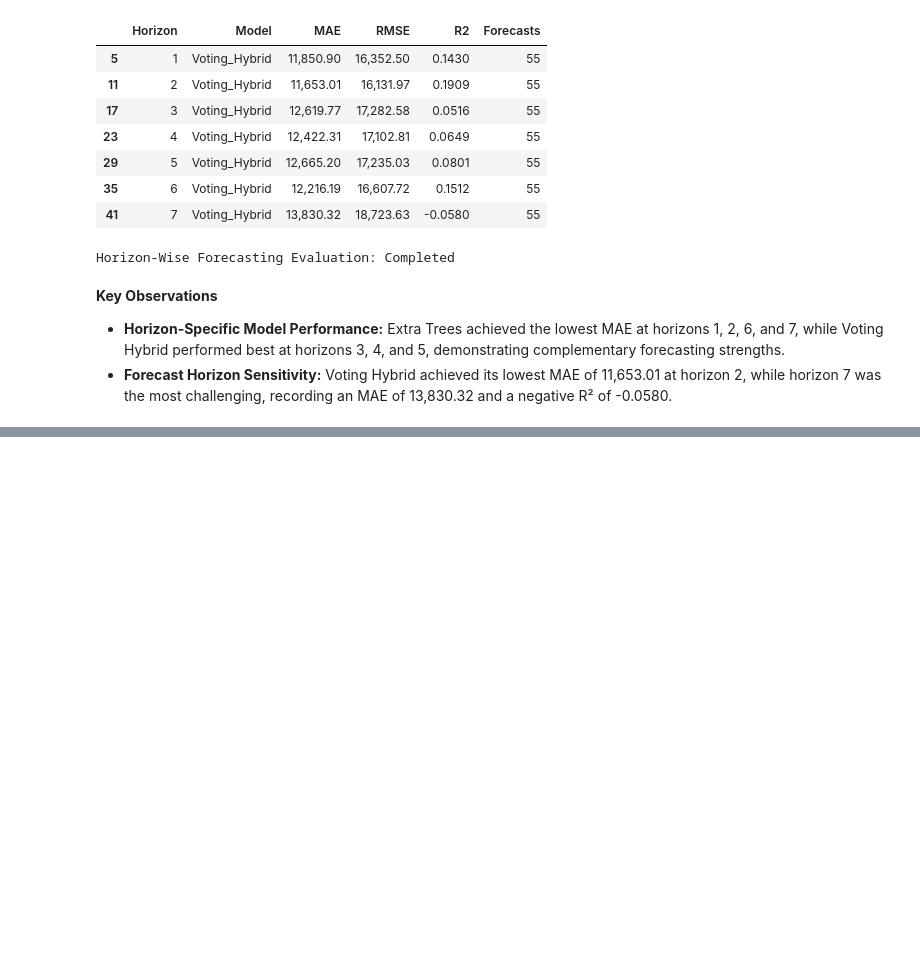
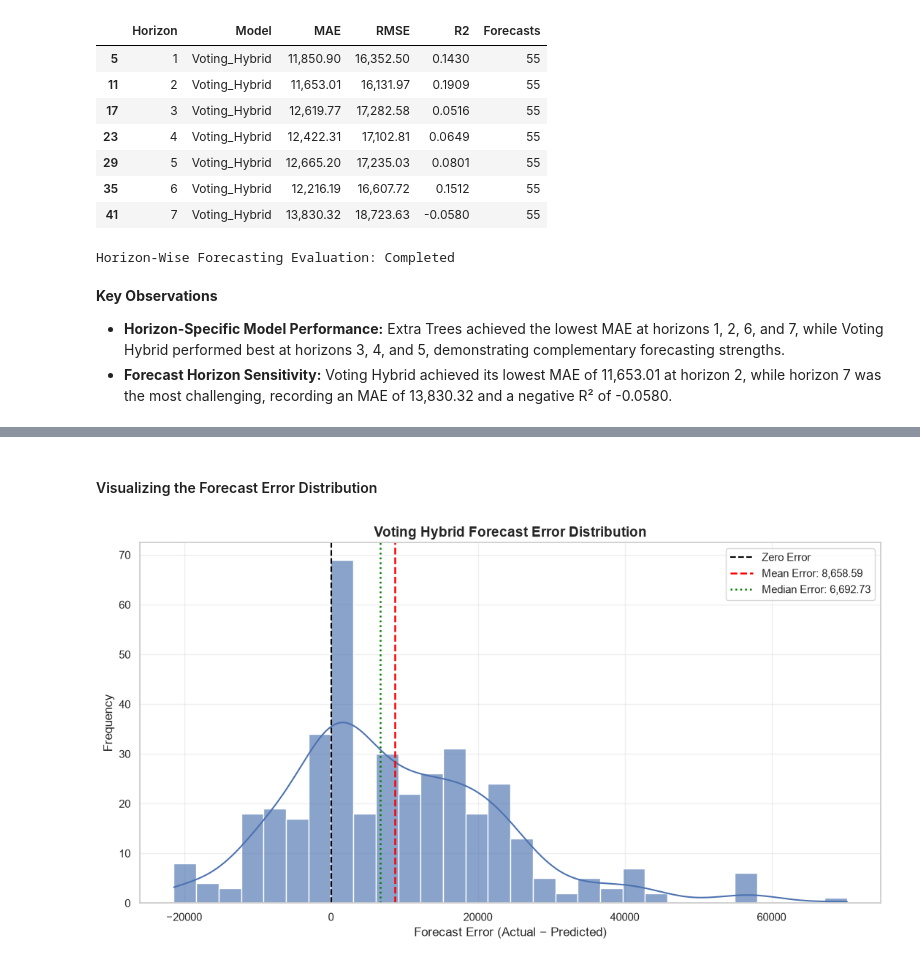
Before and after one commit to TejasMJ/Retail-Sales-Dynamics, a Jupyter notebook: notebooks/06_model_evaluation.ipynb, the cells around one changed output, grey strips where cells are left out. Drawn from its saved outputs; the diff is of its cells as text; code cells hidden in the pictures; blank space fills up the shorter version.

```diff
--- a/notebooks/06_model_evaluation.ipynb
+++ b/notebooks/06_model_evaluation.ipynb
@@ -1193,0 +1413,77 @@ Horizon-Wise Forecasting Evaluation: Completed
+# %% [markdown]
+#### Visualizing the Forecast Error Distribution
+# %%
+voting_errors = forecast_error_df[
+    "Voting_Hybrid_Error"
+].to_numpy(dtype=float)
+
+mean_error = voting_errors.mean()
+median_error = np.median(voting_errors)
+
+fig, ax = plt.subplots(figsize=(11, 6))
+
+sns.histplot(
+    voting_errors,
+    bins=30,
+    kde=True,
+    ax=ax,
+    alpha=0.65
+)
+
+ax.axvline(
+    0,
+    color="black",
+    linestyle="--",
+    linewidth=1.5,
+    label="Zero Error"
+)
+
+ax.axvline(
+    mean_error,
+    color="red",
+    linestyle="--",
+    linewidth=1.8,
+    label=f"Mean Error: {mean_error:,.2f}"
+)
+
+ax.axvline(
+    median_error,
+    color="green",
+    linestyle=":",
+    linewidth=1.8,
+    label=f"Median Error: {median_error:,.2f}"
+)
+
+ax.set_title(
+    "Voting Hybrid Forecast Error Distribution",
+    fontsize=14,
+    fontweight="bold"
+)
+
+ax.set_xlabel("Forecast Error (Actual − Predicted)")
+ax.set_ylabel("Frequency")
+ax.legend()
+ax.grid(alpha=0.3)
+
+plt.tight_layout()
+
+figure_path = (
+    figures_dir / "voting_hybrid_error_distribution.png"
+)
+
+fig.savefig(
+    figure_path,
+    dpi=300,
+    bbox_inches="tight"
+)
+
+plt.show()
+
+print("Figure Saved:", figure_path)
+print("Forecast Errors Analyzed:", len(voting_errors))
+print("Mean Error:", round(mean_error, 2))
+print("Median Error:", round(median_error, 2))
+
+print("\nForecast Error Distribution Visualization: Completed")
+# %% [output]
+[figure, added]
```
Also changed, not shown: parts of 12 cells of this notebook, 3 other files.
